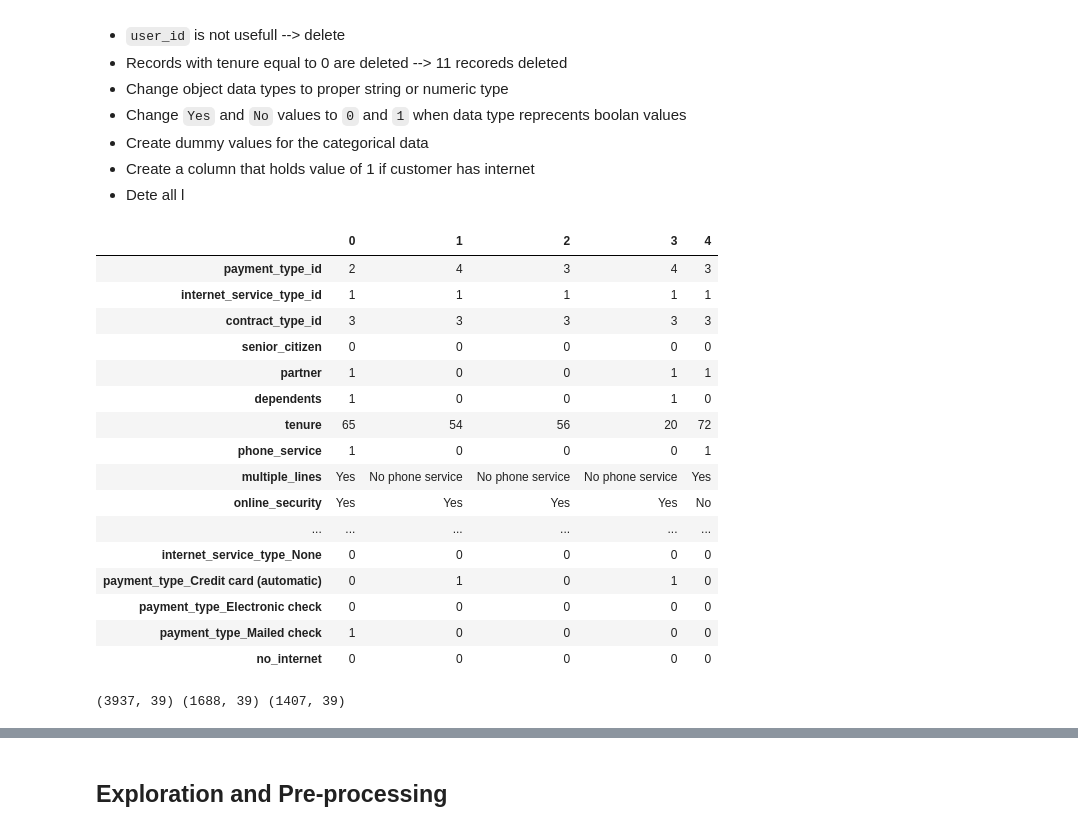
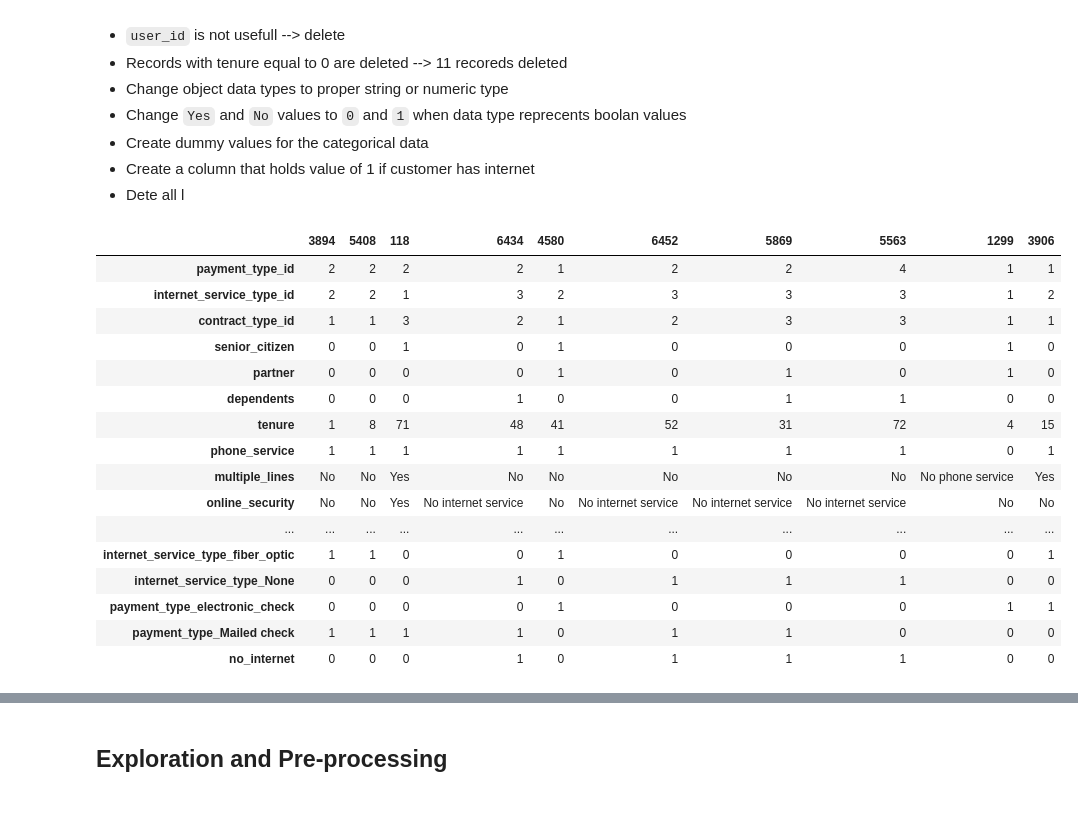
Before and after one commit to VelasquezAlejandro044/telco_classification_project, a Jupyter notebook: telco_churn_project.ipynb, the cells around one changed output, grey strips where cells are left out. Saved outputs shown, nothing was run; the diff lists cells and outputs as text; code cells hidden in the pictures.

```diff
--- a/telco_churn_project.ipynb
+++ b/telco_churn_project.ipynb
@@ -116,22 +116,22 @@ df.describe()
 # %%
 df = clean_data()
 # %%
-df.head().T
+df.sample(10).T
 # %% [output]
-|  | 0 | 1 | 2 | 3 | 4 |
-| payment_type_id | 2 | 4 | 3 | 4 | 3 |
-| internet_service_type_id | 1 | 1 | 1 | 1 | 1 |
-| contract_type_id | 3 | 3 | 3 | 3 | 3 |
-| senior_citizen | 0 | 0 | 0 | 0 | 0 |
-| partner | 1 | 0 | 0 | 1 | 1 |
-| dependents | 1 | 0 | 0 | 1 | 0 |
-| tenure | 65 | 54 | 56 | 20 | 72 |
-| phone_service | 1 | 0 | 0 | 0 | 1 |
-| multiple_lines | Yes | No phone service | No phone service | No phone service | Yes |
-| online_security | Yes | Yes | Yes | Yes | No |
-| ... | ... | ... | ... | ... | ... |
-| internet_service_type_None | 0 | 0 | 0 | 0 | 0 |
-| payment_type_Credit card (automatic) | 0 | 1 | 0 | 1 | 0 |
-| payment_type_Electronic check | 0 | 0 | 0 | 0 | 0 |
-| payment_type_Mailed check | 1 | 0 | 0 | 0 | 0 |
-| no_internet | 0 | 0 | 0 | 0 | 0 |
+|  | 3894 | 5408 | 118 | 6434 | 4580 | 6452 | 5869 | 5563 | 1299 | 3906 |
+| payment_type_id | 2 | 2 | 2 | 2 | 1 | 2 | 2 | 4 | 1 | 1 |
+| internet_service_type_id | 2 | 2 | 1 | 3 | 2 | 3 | 3 | 3 | 1 | 2 |
+| contract_type_id | 1 | 1 | 3 | 2 | 1 | 2 | 3 | 3 | 1 | 1 |
+| senior_citizen | 0 | 0 | 1 | 0 | 1 | 0 | 0 | 0 | 1 | 0 |
+| partner | 0 | 0 | 0 | 0 | 1 | 0 | 1 | 0 | 1 | 0 |
+| dependents | 0 | 0 | 0 | 1 | 0 | 0 | 1 | 1 | 0 | 0 |
+| tenure | 1 | 8 | 71 | 48 | 41 | 52 | 31 | 72 | 4 | 15 |
+| phone_service | 1 | 1 | 1 | 1 | 1 | 1 | 1 | 1 | 0 | 1 |
+| multiple_lines | No | No | Yes | No | No | No | No | No | No phone service | Yes |
+| online_security | No | No | Yes | No internet service | No | No internet service | No internet service | No internet service | No | No |
+| ... | ... | ... | ... | ... | ... | ... | ... | ... | ... | ... |
+| internet_service_type_fiber_optic | 1 | 1 | 0 | 0 | 1 | 0 | 0 | 0 | 0 | 1 |
+| internet_service_type_None | 0 | 0 | 0 | 1 | 0 | 1 | 1 | 1 | 0 | 0 |
+| payment_type_electronic_check | 0 | 0 | 0 | 0 | 1 | 0 | 0 | 0 | 1 | 1 |
+| payment_type_Mailed check | 1 | 1 | 1 | 1 | 0 | 1 | 1 | 0 | 0 | 0 |
+| no_internet | 0 | 0 | 0 | 1 | 0 | 1 | 1 | 1 | 0 | 0 |
@@ -140,4 +137,0 @@ train, validate, test = train_validate_test_split(df)
-# %%
-print(train.shape, validate.shape, test.shape)
-# %% [output]
-(3937, 39) (1688, 39) (1407, 39)
```
Also changed, not shown: parts of 49 cells of this notebook, 1 other file.
